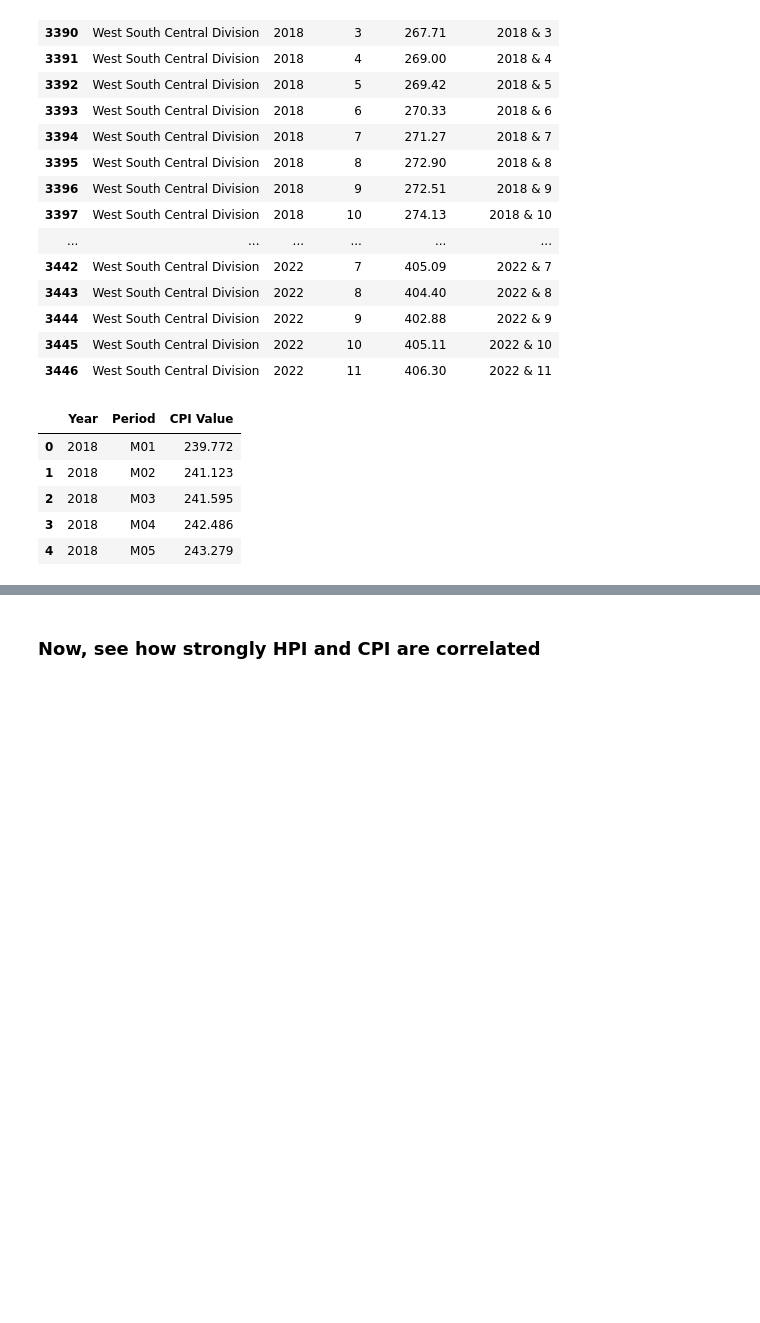
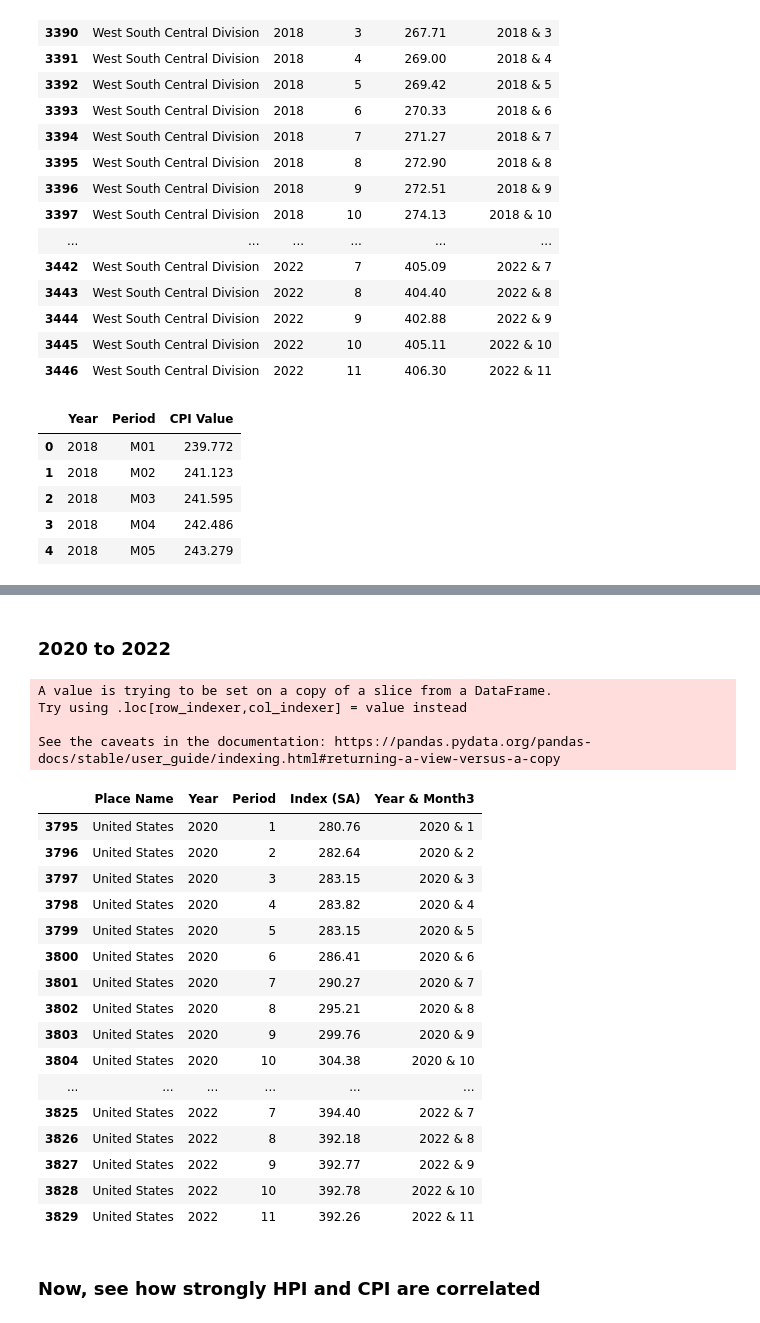
Before and after one commit to wpreeti/Group-8_Project, a Jupyter notebook: HpiCpi_viz/hpi_cpi_viz.ipynb, the cells around one changed output, grey strips where cells are left out. Cells and saved outputs as stored; diff of their text form; code cells hidden in the pictures; blank space fills up the shorter version.

```diff
--- a/HpiCpi_viz/hpi_cpi_viz.ipynb
+++ b/HpiCpi_viz/hpi_cpi_viz.ipynb
@@ -170,0 +213,35 @@ plt.show()
+# %% [markdown]
+### 2020 to 2022
+# %%
+# 2020 to 2022 HPI only
+
+us_hpi_monthly3 = us_hpi_monthly.loc[(us_hpi_monthly['Place Name'] == 'United States') &
+                                     (us_hpi_monthly['Year'] >= 2020) &
+                                     (us_hpi_monthly['Year'] <= 2022), :]
+
+# Merge columns just to be able to plot the x axis in chronological order
+us_hpi_monthly3['Year & Month3'] = us_hpi_monthly3['Year'].astype(str) + ' & ' + us_hpi_monthly3['Period'].astype(str)
+
+us_hpi_monthly3
+# %% [output]
+A value is trying to be set on a copy of a slice from a DataFrame.
+Try using .loc[row_indexer,col_indexer] = value instead
+
+See the caveats in the documentation: https://pandas.pydata.org/pandas-docs/stable/user_guide/indexing.html#returning-a-view-versus-a-copy
+|  | Place Name | Year | Period | Index (SA) | Year & Month3 |
+| 3795 | United States | 2020 | 1 | 280.76 | 2020 & 1 |
+| 3796 | United States | 2020 | 2 | 282.64 | 2020 & 2 |
+| 3797 | United States | 2020 | 3 | 283.15 | 2020 & 3 |
+| 3798 | United States | 2020 | 4 | 283.82 | 2020 & 4 |
+| 3799 | United States | 2020 | 5 | 283.15 | 2020 & 5 |
+| 3800 | United States | 2020 | 6 | 286.41 | 2020 & 6 |
+| 3801 | United States | 2020 | 7 | 290.27 | 2020 & 7 |
+| 3802 | United States | 2020 | 8 | 295.21 | 2020 & 8 |
+| 3803 | United States | 2020 | 9 | 299.76 | 2020 & 9 |
+| 3804 | United States | 2020 | 10 | 304.38 | 2020 & 10 |
+| ... | ... | ... | ... | ... | ... |
+| 3825 | United States | 2022 | 7 | 394.40 | 2022 & 7 |
+| 3826 | United States | 2022 | 8 | 392.18 | 2022 & 8 |
+| 3827 | United States | 2022 | 9 | 392.77 | 2022 & 9 |
+| 3828 | United States | 2022 | 10 | 392.78 | 2022 & 10 |
+| 3829 | United States | 2022 | 11 | 392.26 | 2022 & 11 |
```
Also changed, not shown: parts of 9 cells of this notebook.
